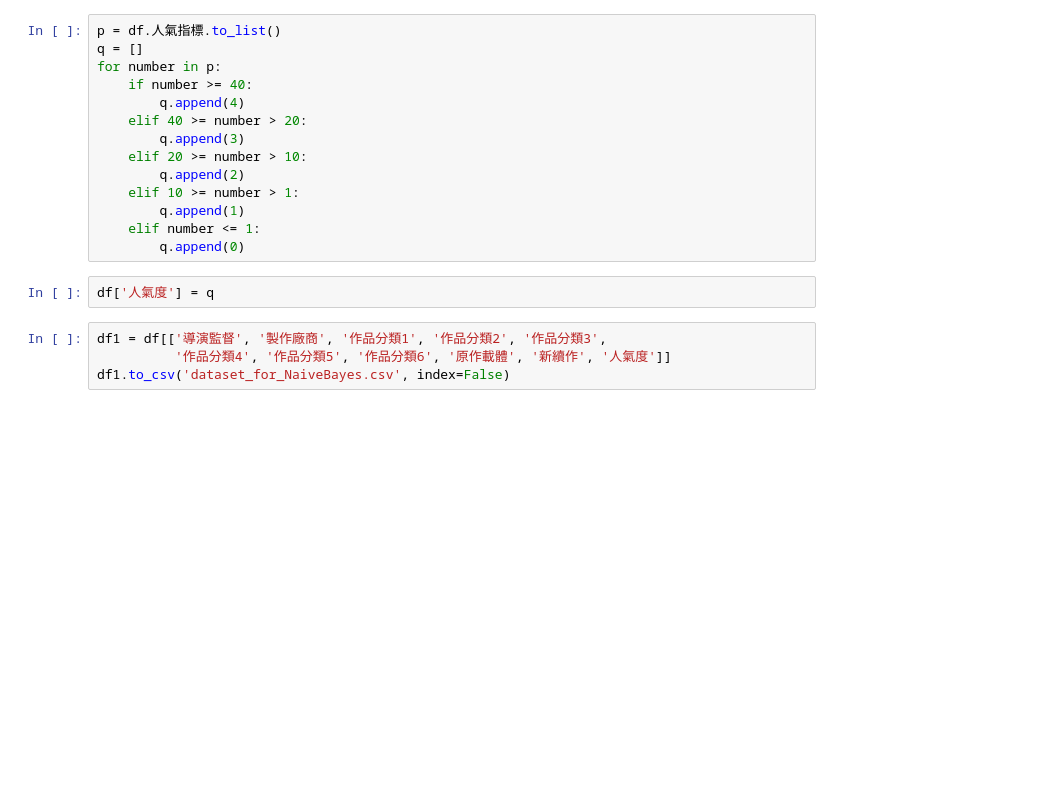
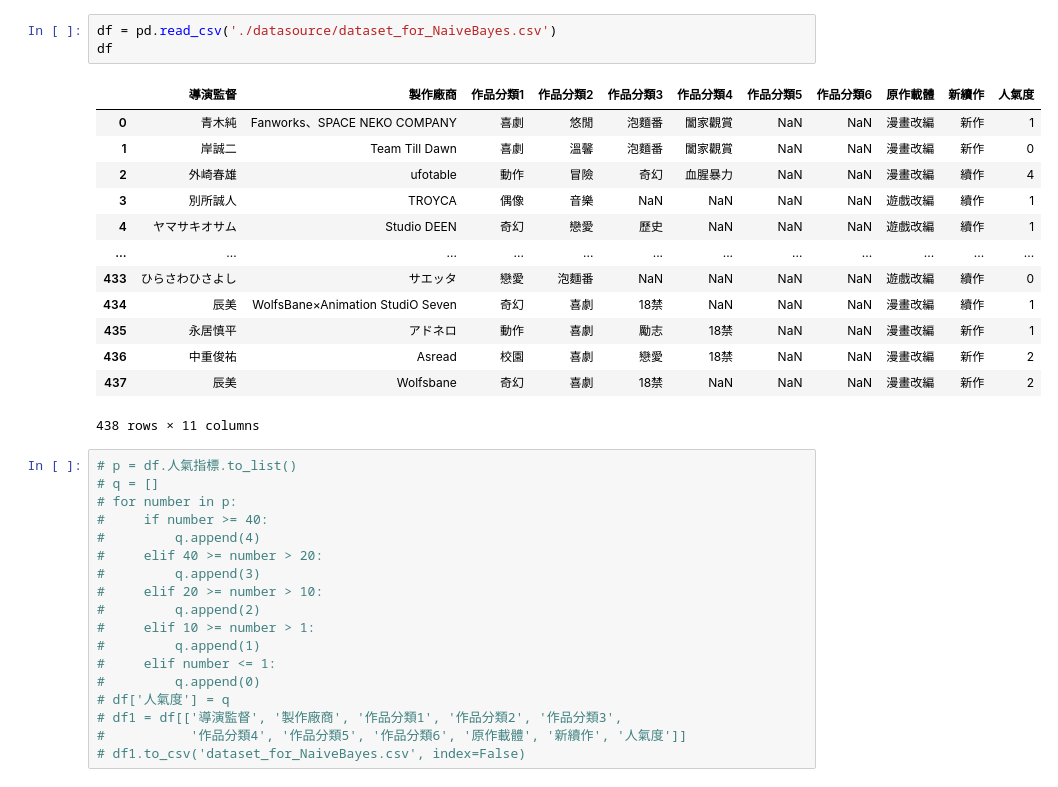
Before and after one commit to hsiaoyt0923/Anime_View_Number_Regression, a Jupyter notebook: Naive_Bayes.ipynb, the cells around one changed output. Saved outputs shown, nothing was run; the diff lists cells and outputs as text; blank space fills up the shorter version.

```diff
--- a/Naive_Bayes.ipynb
+++ b/Naive_Bayes.ipynb
@@ -24,20 +17,35 @@ df
+# %%
+df = pd.read_csv('./datasource/dataset_for_NaiveBayes.csv')
+df
+# %% [output]
+|  | 導演監督 | 製作廠商 | 作品分類1 | 作品分類2 | 作品分類3 | 作品分類4 | 作品分類5 | 作品分類6 | 原作載體 | 新續作 | 人氣度 |
+| 0 | 青木純 | Fanworks、SPACE NEKO COMPANY | 喜劇 | 悠閒 | 泡麵番 | 闔家觀賞 | NaN | NaN | 漫畫改編 | 新作 | 1 |
+| 1 | 岸誠二 | Team Till Dawn | 喜劇 | 溫馨 | 泡麵番 | 闔家觀賞 | NaN | NaN | 漫畫改編 | 新作 | 0 |
+| 2 | 外崎春雄 | ufotable | 動作 | 冒險 | 奇幻 | 血腥暴力 | NaN | NaN | 漫畫改編 | 續作 | 4 |
+| 3 | 別所誠人 | TROYCA | 偶像 | 音樂 | NaN | NaN | NaN | NaN | 遊戲改編 | 續作 | 1 |
+| 4 | ヤマサキオサム | Studio DEEN | 奇幻 | 戀愛 | 歷史 | NaN | NaN | NaN | 遊戲改編 | 續作 | 1 |
+| ... | ... | ... | ... | ... | ... | ... | ... | ... | ... | ... | ... |
+| 433 | ひらさわひさよし | サエッタ | 戀愛 | 泡麵番 | NaN | NaN | NaN | NaN | 遊戲改編 | 續作 | 0 |
+| 434 | 辰美 | WolfsBane×Animation StudiO Seven | 奇幻 | 喜劇 | 18禁 | NaN | NaN | NaN | 漫畫改編 | 續作 | 1 |
+| 435 | 永居慎平 | アドネロ | 動作 | 喜劇 | 勵志 | 18禁 | NaN | NaN | 漫畫改編 | 新作 | 1 |
+| 436 | 中重俊祐 | Asread | 校園 | 喜劇 | 戀愛 | 18禁 | NaN | NaN | 漫畫改編 | 新作 | 2 |
+| 437 | 辰美 | Wolfsbane | 奇幻 | 喜劇 | 18禁 | NaN | NaN | NaN | 漫畫改編 | 新作 | 2 |
+438 rows × 11 columns
 # %%
-p = df.人氣指標.to_list()
-q = []
-for number in p:
-    if number >= 40:
-        q.append(4)
-    elif 40 >= number > 20:
-        q.append(3)
-    elif 20 >= number > 10:
-        q.append(2)
-    elif 10 >= number > 1:
-        q.append(1)
-    elif number <= 1:
-        q.append(0)
+# p = df.人氣指標.to_list()
+# q = []
+# for number in p:
+#     if number >= 40:
+#         q.append(4)
+#     elif 40 >= number > 20:
+#         q.append(3)
+#     elif 20 >= number > 10:
+#         q.append(2)
+#     elif 10 >= number > 1:
+#         q.append(1)
+#     elif number <= 1:
+#         q.append(0)
+# df['人氣度'] = q
+# df1 = df[['導演監督', '製作廠商', '作品分類1', '作品分類2', '作品分類3',
+#           '作品分類4', '作品分類5', '作品分類6', '原作載體', '新續作', '人氣度']]
+# df1.to_csv('dataset_for_NaiveBayes.csv', index=False)
-# %%
-df['人氣度'] = q
-# %%
-df1 = df[['導演監督', '製作廠商', '作品分類1', '作品分類2', '作品分類3',
-          '作品分類4', '作品分類5', '作品分類6', '原作載體', '新續作', '人氣度']]
-df1.to_csv('dataset_for_NaiveBayes.csv', index=False)
```
Also changed, not shown: parts of 11 cells of this notebook.
